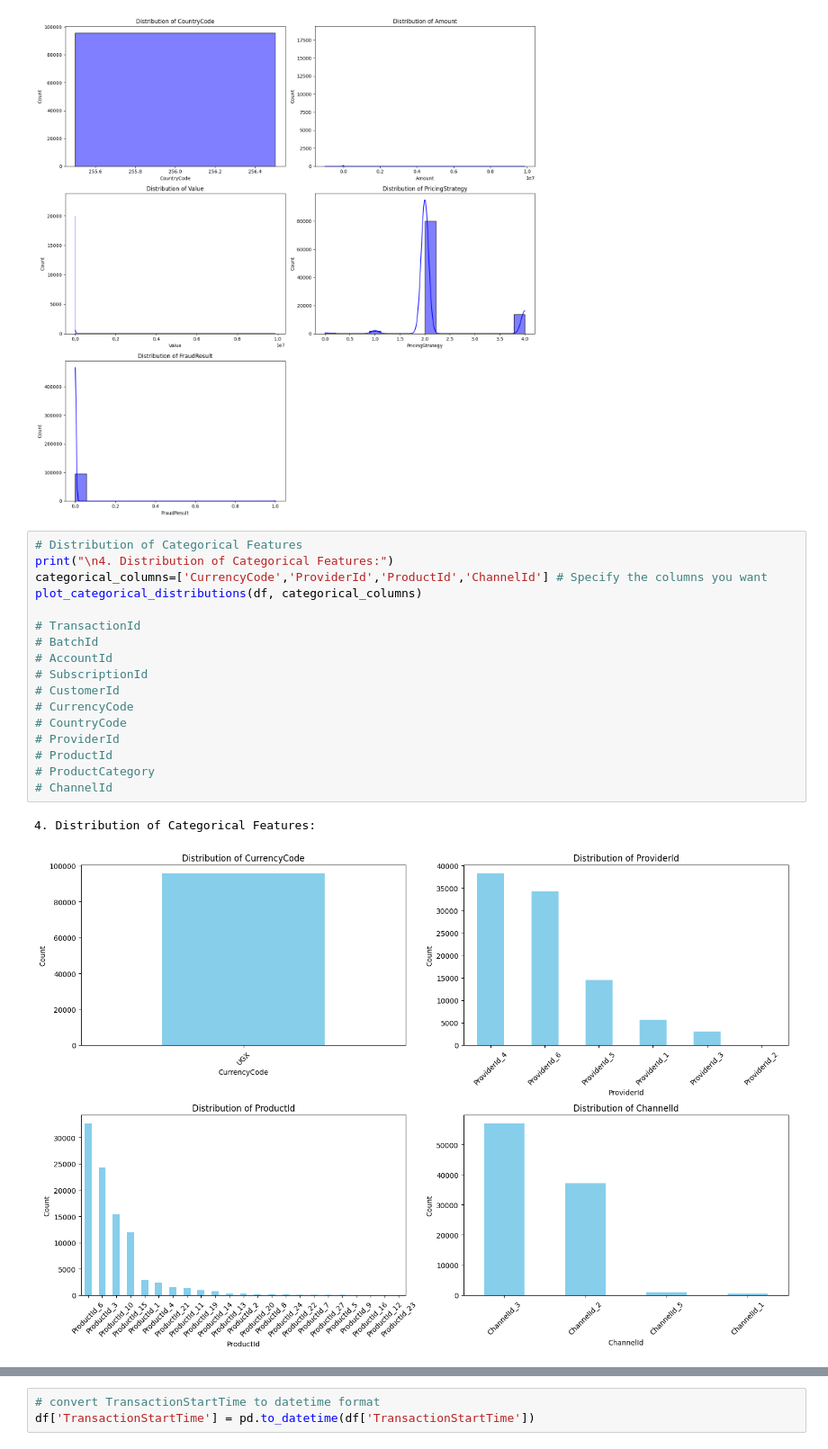
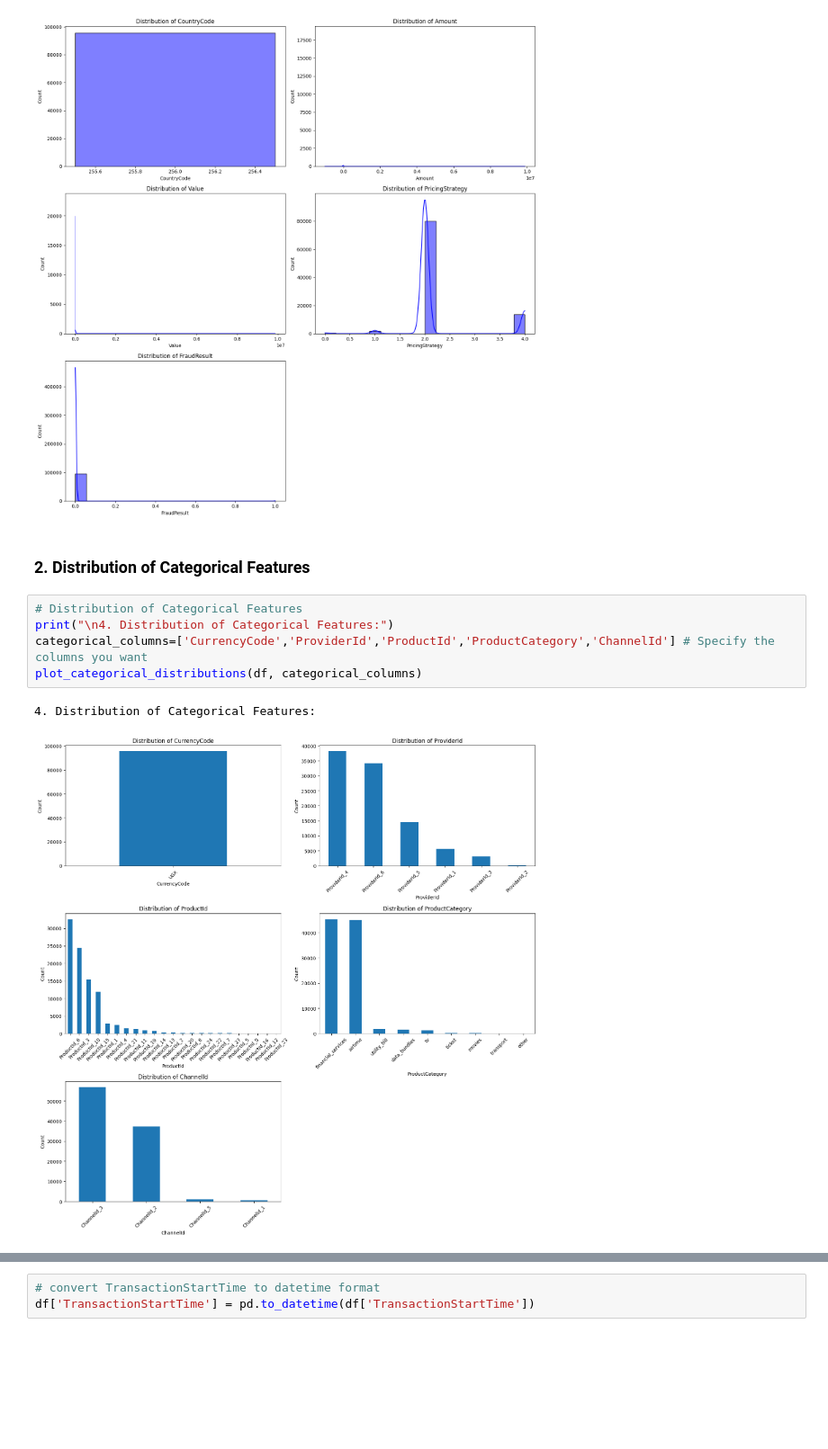
Before and after one commit to OL-YAD/credit-risk-scoring-model, a Jupyter notebook: notebooks/eda_analysis.ipynb, the cells around one changed output, grey strips where cells are left out. Shown at 90% size. Cells and saved outputs as stored; diff of their text form; blank space fills up the shorter version.

```diff
--- a/notebooks/eda_analysis.ipynb
+++ b/notebooks/eda_analysis.ipynb
@@ -111,23 +132,13 @@ plot_numerical_distributions(df)
 # %% [output]
 3. Distribution of Numerical Features:
 [figure]
+# %% [markdown]
+### 2. Distribution of Categorical Features
 # %%
 # Distribution of Categorical Features
 print("\n4. Distribution of Categorical Features:")
-categorical_columns=['CurrencyCode','ProviderId','ProductId','ChannelId'] # Specify the columns you want
+categorical_columns=['CurrencyCode','ProviderId','ProductId','ProductCategory','ChannelId'] # Specify the columns you want
 plot_categorical_distributions(df, categorical_columns)
-
-# TransactionId
-# BatchId
-# AccountId
-# SubscriptionId
-# CustomerId
-# CurrencyCode
-# CountryCode
-# ProviderId
-# ProductId
-# ProductCategory
-# ChannelId
 # %% [output]
 4. Distribution of Categorical Features:
-[figure, old version]
+[figure, new version]
```
Also changed, not shown: parts of 25 cells of this notebook.
